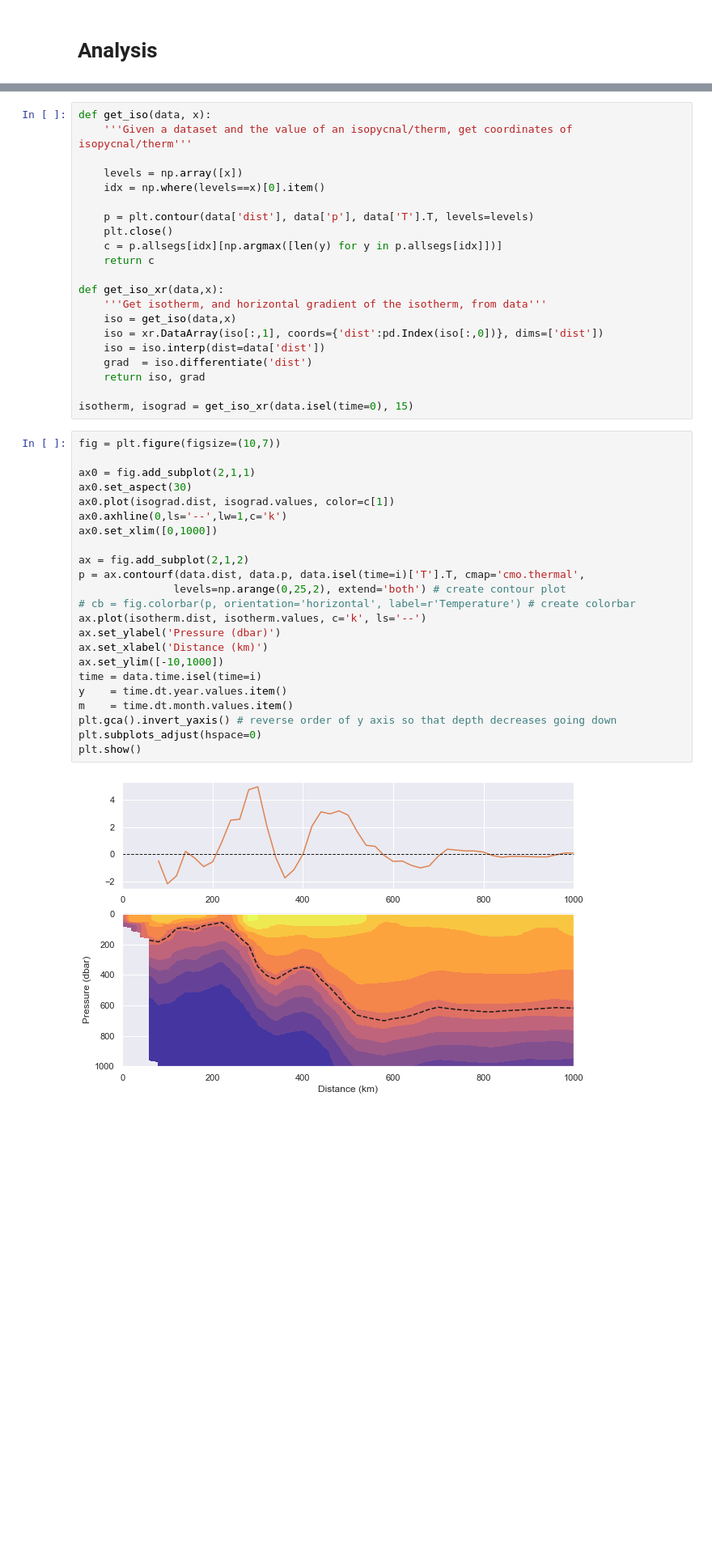
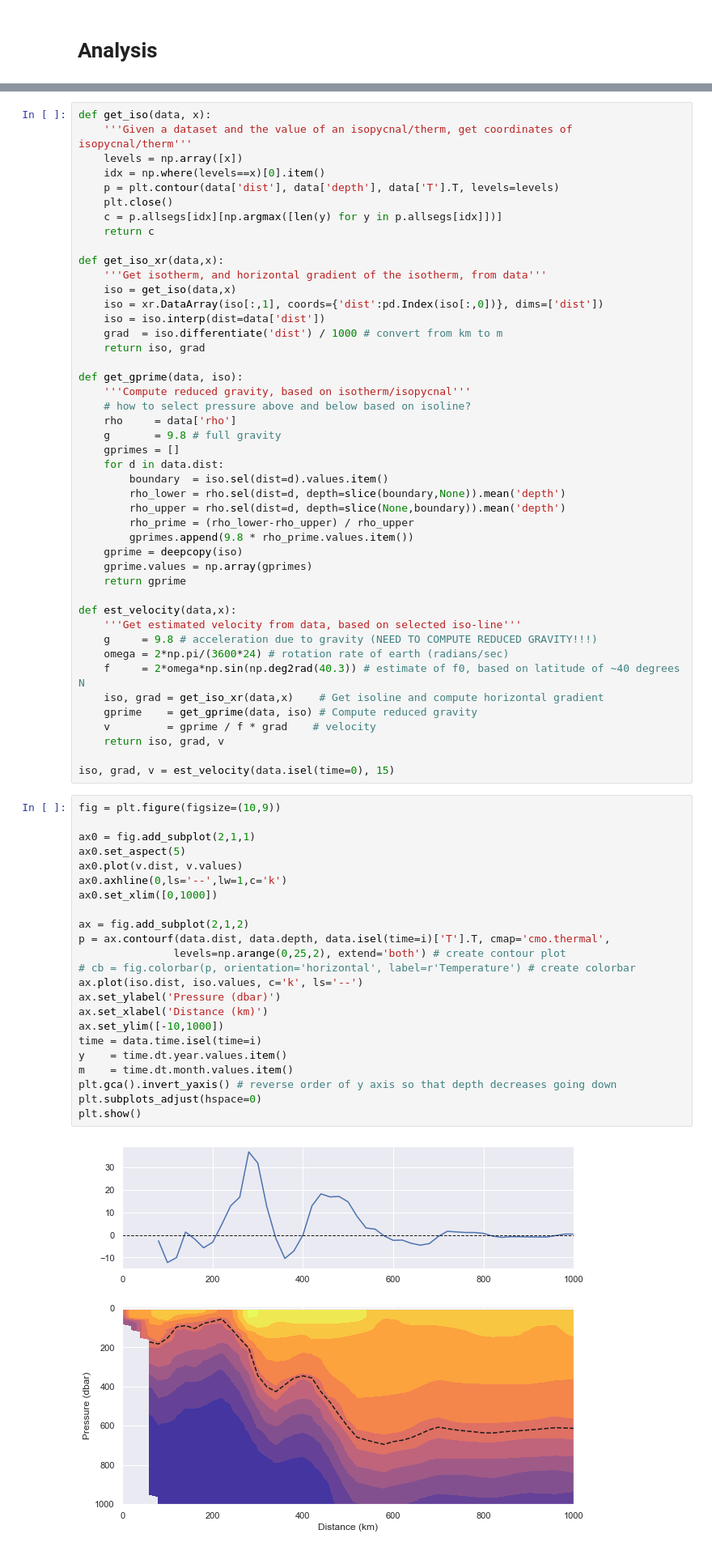
Before and after one commit to ktcarr/12.843, a Jupyter notebook: lab2/lab2_analysis.ipynb, the cells around one changed output, grey strips where cells are left out. Shown at 81% size. Drawn from its saved outputs; the diff is of its cells as text; blank space fills up the shorter version.

Commit message:
velocity computation based on reduced gravity computation (something still broken...)

```diff
--- a/lab2/lab2_analysis.ipynb
+++ b/lab2/lab2_analysis.ipynb
@@ -59,11 +67,9 @@ plt.show()
 # %%
 def get_iso(data, x):
     '''Given a dataset and the value of an isopycnal/therm, get coordinates of isopycnal/therm'''
-
     levels = np.array([x])
     idx = np.where(levels==x)[0].item()
-
-    p = plt.contour(data['dist'], data['p'], data['T'].T, levels=levels)
+    p = plt.contour(data['dist'], data['depth'], data['T'].T, levels=levels)
     plt.close()
     c = p.allsegs[idx][np.argmax([len(y) for y in p.allsegs[idx]])]
     return c
@@ -73,32 +79,58 @@ def get_iso_xr(data,x):
     iso = get_iso(data,x)
     iso = xr.DataArray(iso[:,1], coords={'dist':pd.Index(iso[:,0])}, dims=['dist'])
     iso = iso.interp(dist=data['dist'])
-    grad  = iso.differentiate('dist')
+    grad  = iso.differentiate('dist') / 1000 # convert from km to m
     return iso, grad
 
-isotherm, isograd = get_iso_xr(data.isel(time=0), 15)
+def get_gprime(data, iso):
+    '''Compute reduced gravity, based on isotherm/isopycnal'''
+    # how to select pressure above and below based on isoline?
+    rho     = data['rho']
+    g       = 9.8 # full gravity
+    gprimes = []
+    for d in data.dist:
+        boundary  = iso.sel(dist=d).values.item()
+        rho_lower = rho.sel(dist=d, depth=slice(boundary,None)).mean('depth')
+        rho_upper = rho.sel(dist=d, depth=slice(None,boundary)).mean('depth')
+        rho_prime = (rho_lower-rho_upper) / rho_upper
+        gprimes.append(9.8 * rho_prime.values.item())
+    gprime = deepcopy(iso)
+    gprime.values = np.array(gprimes)
+    return gprime
+
+def est_velocity(data,x):
+    '''Get estimated velocity from data, based on selected iso-line'''
+    g     = 9.8 # acceleration due to gravity (NEED TO COMPUTE REDUCED GRAVITY!!!)
+    omega = 2*np.pi/(3600*24) # rotation rate of earth (radians/sec)
+    f     = 2*omega*np.sin(np.deg2rad(40.3)) # estimate of f0, based on latitude of ~40 degrees N
+    iso, grad = get_iso_xr(data,x)    # Get isoline and compute horizontal gradient
+    gprime    = get_gprime(data, iso) # Compute reduced gravity
+    v         = gprime / f * grad    # velocity
+    return iso, grad, v
+
+iso, grad, v = est_velocity(data.isel(time=0), 15)
 # %%
-fig = plt.figure(figsize=(10,7))
+fig = plt.figure(figsize=(10,9))
 
 ax0 = fig.add_subplot(2,1,1)
-ax0.set_aspect(30)
-ax0.plot(isograd.dist, isograd.values, color=c[1])
+ax0.set_aspect(5)
+ax0.plot(v.dist, v.values)
 ax0.axhline(0,ls='--',lw=1,c='k')
 ax0.set_xlim([0,1000])
 
 ax = fig.add_subplot(2,1,2)
-p = ax.contourf(data.dist, data.p, data.isel(time=i)['T'].T, cmap='cmo.thermal',
+p = ax.contourf(data.dist, data.depth, data.isel(time=i)['T'].T, cmap='cmo.thermal',
                levels=np.arange(0,25,2), extend='both') # create contour plot
 # cb = fig.colorbar(p, orientation='horizontal', label=r'Temperature') # create colorbar
-ax.plot(isotherm.dist, isotherm.values, c='k', ls='--')
+ax.plot(iso.dist, iso.values, c='k', ls='--')
 ax.set_ylabel('Pressure (dbar)')
 ax.set_xlabel('Distance (km)')
 ax.set_ylim([-10,1000])
 time = data.time.isel(time=i)
 y    = time.dt.year.values.item()
 m    = time.dt.month.values.item()
 plt.gca().invert_yaxis() # reverse order of y axis so that depth decreases going down
 plt.subplots_adjust(hspace=0)
 plt.show()
 # %% [output]
-[figure, old version]
+[figure, new version]
```
Also changed, not shown: parts of 10 cells of this notebook.
